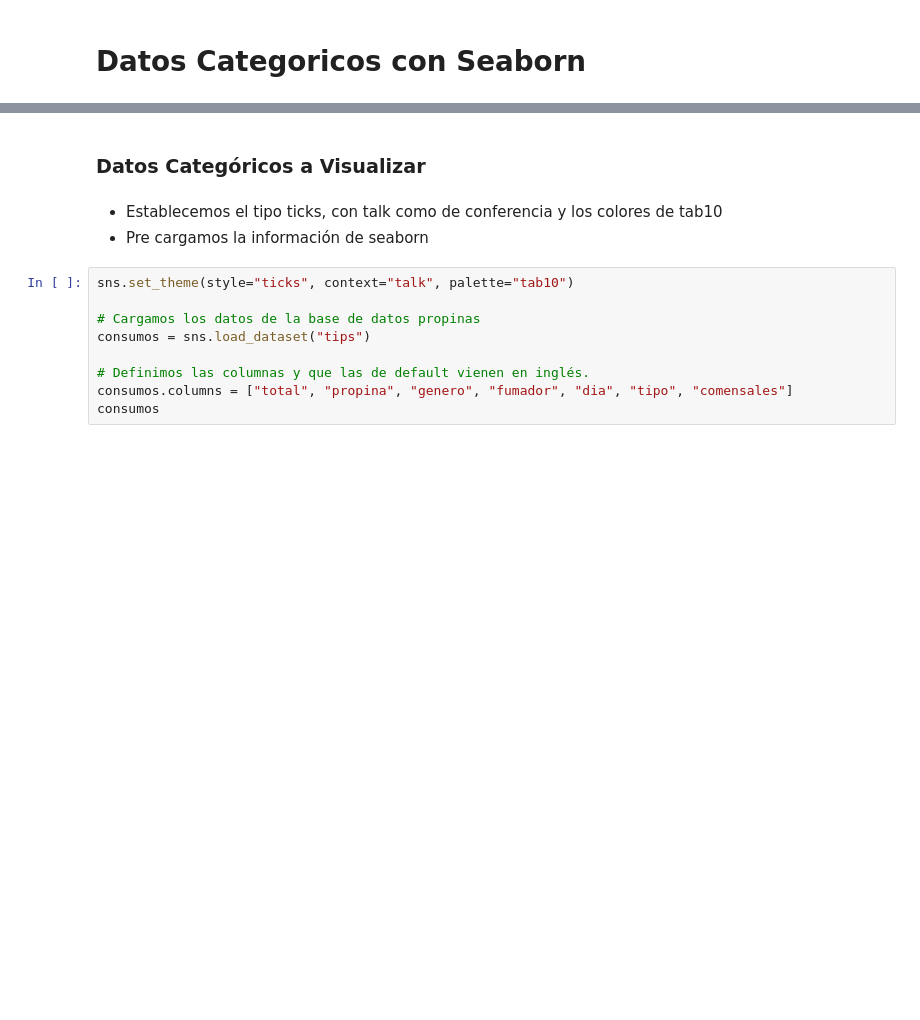
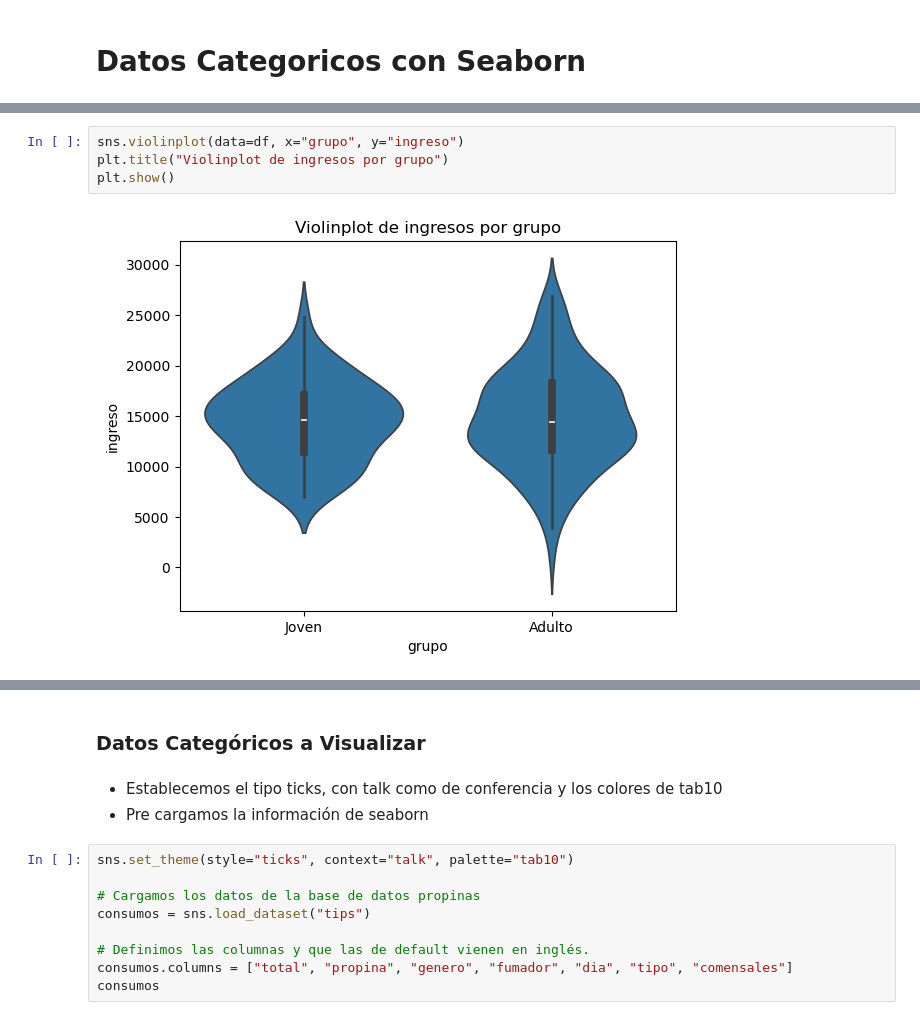
Before and after one commit to EnriqueSVzz/MACHINE-LEARNING-DEEP-LEARNING, a Jupyter notebook: MACHINE-LEARNING/NIVEL3/3.5_Seaborn_DatosCategoricos/DatosCategoricos.ipynb, the cells around one changed output, grey strips where cells are left out. Saved outputs shown, nothing was run; the diff lists cells and outputs as text; blank space fills up the shorter version.

```diff
--- a/MACHINE-LEARNING/NIVEL3/3.5_Seaborn_DatosCategoricos/DatosCategoricos.ipynb
+++ b/MACHINE-LEARNING/NIVEL3/3.5_Seaborn_DatosCategoricos/DatosCategoricos.ipynb
@@ -20,0 +62,6 @@ import matplotlib.pyplot as plt
+# %%
+sns.violinplot(data=df, x="grupo", y="ingreso")
+plt.title("Violinplot de ingresos por grupo")
+plt.show()
+# %% [output]
+[figure, added]
```
Also changed, not shown: parts of 23 cells of this notebook, 2 other files.
